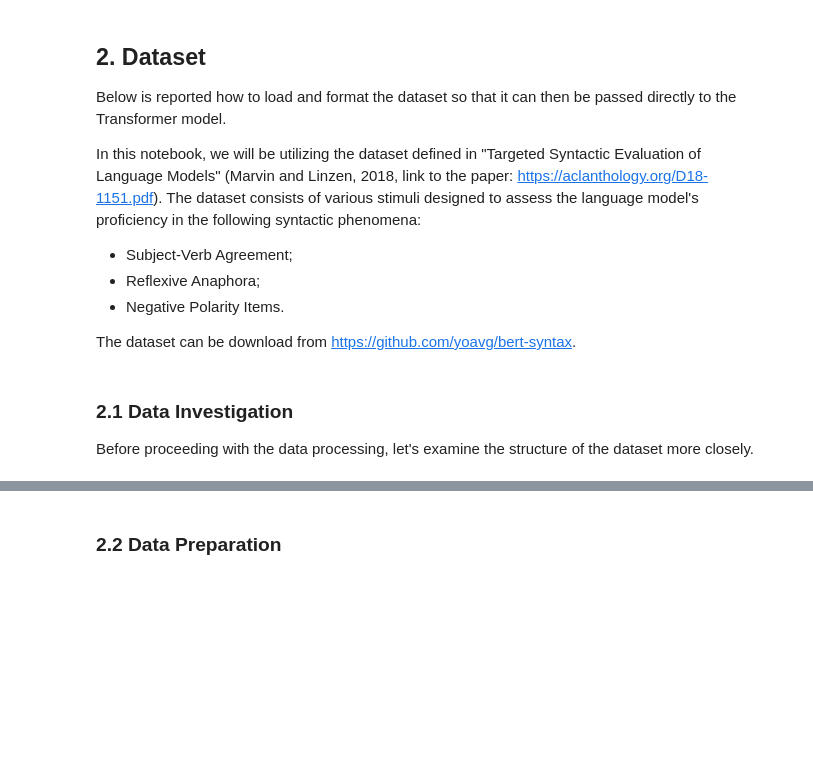
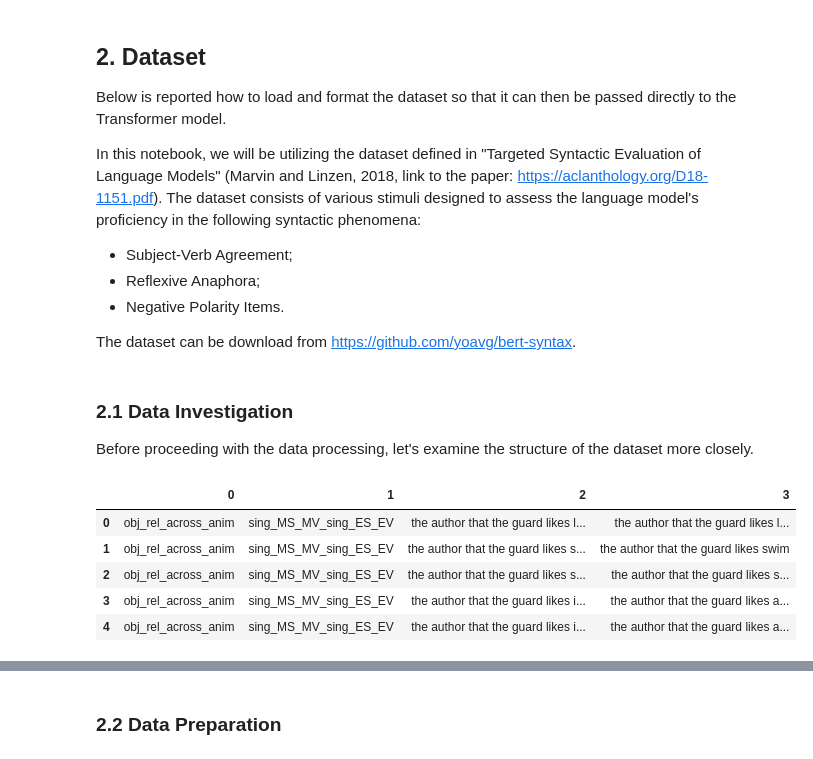
Before and after one commit to gsarti/lcl23-xnlm-lab, a Jupyter notebook: notebooks/1.1_Transformer_Syntactic_Abilities.ipynb, the cells around one changed output, grey strips where cells are left out. Cells and saved outputs as stored; diff of their text form; code cells hidden in the pictures; blank space fills up the shorter version.

```diff
--- a/notebooks/1.1_Transformer_Syntactic_Abilities.ipynb
+++ b/notebooks/1.1_Transformer_Syntactic_Abilities.ipynb
@@ -56,10 +73,17 @@ drive.mount('/content/drive')
 
 Before proceeding with the data processing, let's examine the structure of the dataset more closely.
 # %%
-test_dataset = "/content/drive/My Drive/Lectures_2023/marvin_linzen_dataset.tsv"
+test_dataset = "../data/marvin_linzen_dataset.tsv"
 
 df = pd.read_csv(test_dataset, delimiter='\t', header=None)
 df.head()
+# %% [output]
+|  | 0 | 1 | 2 | 3 |
+| 0 | obj_rel_across_anim | sing_MS_MV_sing_ES_EV | the author that the guard likes l... | the author that the guard likes l... |
+| 1 | obj_rel_across_anim | sing_MS_MV_sing_ES_EV | the author that the guard likes s... | the author that the guard likes swim |
+| 2 | obj_rel_across_anim | sing_MS_MV_sing_ES_EV | the author that the guard likes s... | the author that the guard likes s... |
+| 3 | obj_rel_across_anim | sing_MS_MV_sing_ES_EV | the author that the guard likes i... | the author that the guard likes a... |
+| 4 | obj_rel_across_anim | sing_MS_MV_sing_ES_EV | the author that the guard likes i... | the author that the guard likes a... |
 # %%
 # Visualize the different typologies of phenomena present in the dataset
 df[0].unique()
```
Also changed, not shown: parts of 20 cells of this notebook.
